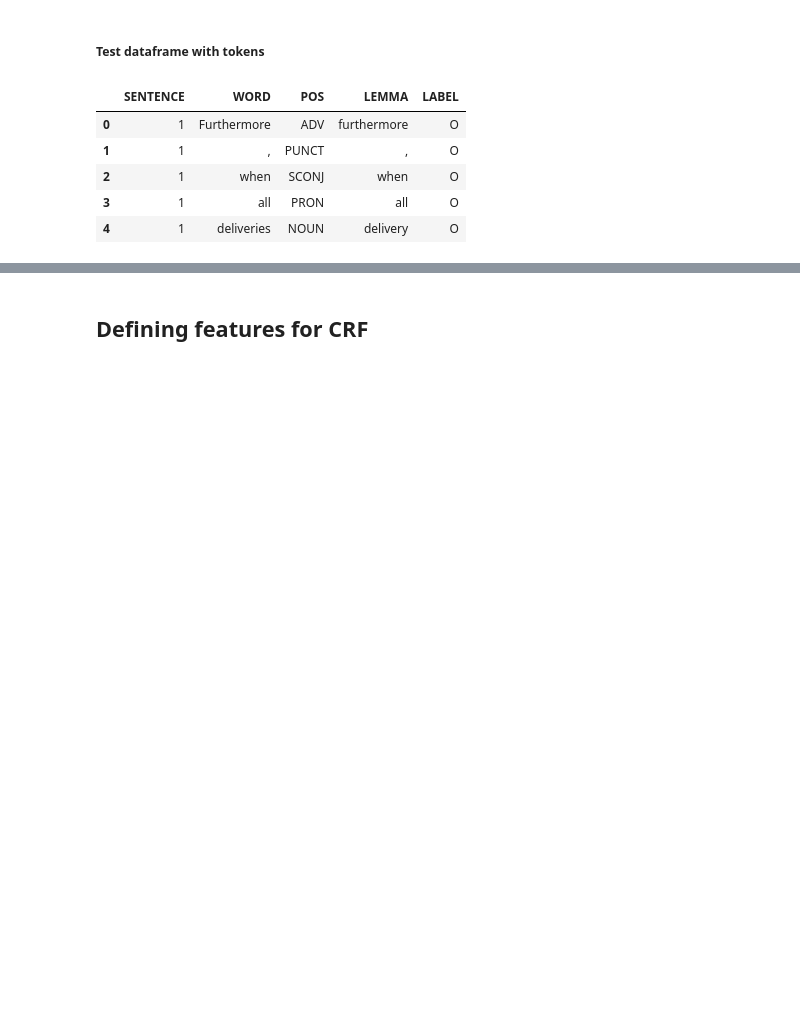
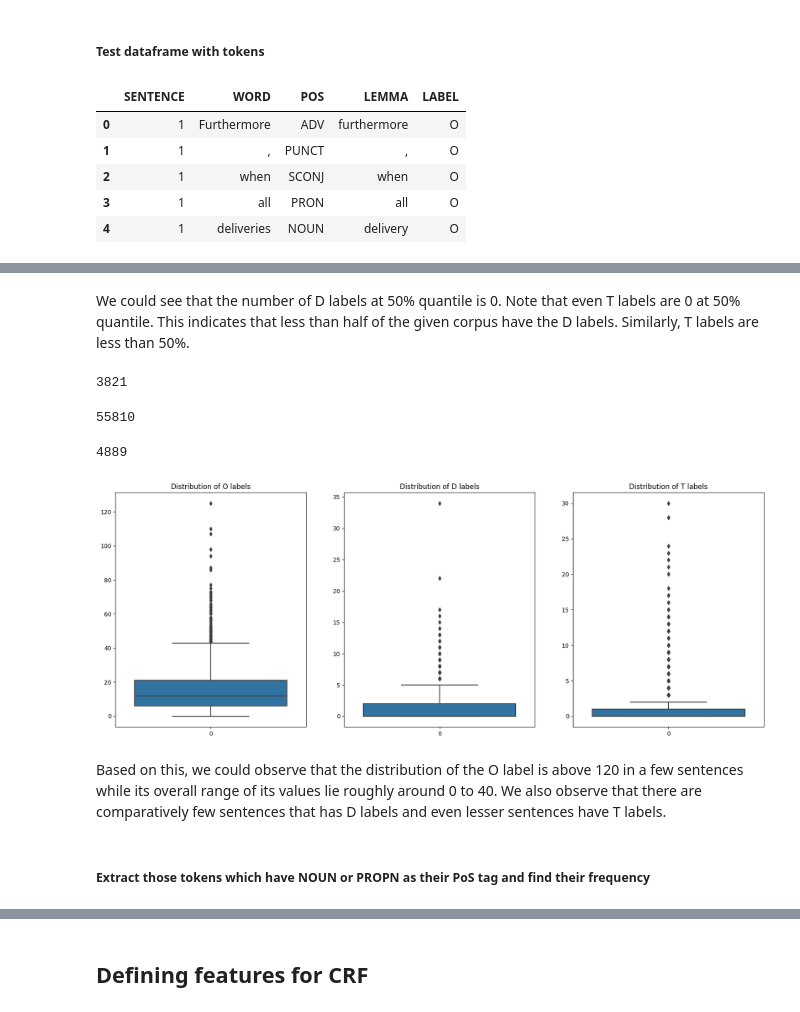
Before and after one commit to rahul2july/syntactic_processing_assignment, a Jupyter notebook: Assignment.ipynb, the cells around one changed output, grey strips where cells are left out. Saved outputs shown, nothing was run; the diff lists cells and outputs as text; code cells hidden in the pictures; blank space fills up the shorter version.

```diff
--- a/Assignment.ipynb
+++ b/Assignment.ipynb
@@ -301,0 +328,7 @@ test_df.head()
+# %%
+# Creating new columns which is the total number of O tags, D tags and T tags in a sentence/document
+
+df['O_label']=df.labels.apply(lambda x: len(re.findall('O',x))) # Get total number of O labels in the given sentence
+df['D_label']=df.labels.apply(lambda x: len(re.findall('D',x))) # Get total number of D labels in the given sentence
+df['T_label']=df.labels.apply(lambda x: len(re.findall('T',x))) # Get total number of T labels in the given sentence
+df.head(5) # Checking the first 5 rows from the dataframe
@@ -301,0 +354,35 @@ test_df.head()
+# %% [markdown]
+We could see that the number of D labels at 50% quantile is 0. Note that even T labels are 0 at 50% quantile.
+This indicates that less than half of the given corpus have the D labels. Similarly, T labels are less than 50%.
+# %%
+df.T_label.sum()
+# %% [output]
+3821
+# %%
+df.O_label.sum()
+# %% [output]
+55810
+# %%
+df.D_label.sum()
+# %% [output]
+4889
+# %%
+
+plt.figure(figsize=(20,16))
+plt.subplot(2,3,1)
+plt.title('Distribution of O labels')
+sns.boxplot(df.O_label)
+plt.subplot(2,3,2)
+plt.title('Distribution of D labels')
+sns.boxplot(df.D_label)
+plt.subplot(2,3,3)
+plt.title('Distribution of T labels')
+sns.boxplot(df.T_label)
+plt.show()
+# %% [output]
+[figure, added]
+# %% [markdown]
+Based on this, we could observe that the distribution of the O label is above 120 in a few sentences while its overall range of its values lie roughly around 0 to 40.
+We also observe that there are comparatively few sentences that has D labels and even lesser sentences have T labels.
+# %% [markdown]
+##### Extract those tokens which have NOUN or PROPN as their PoS tag and find their frequency
```
Also changed, not shown: parts of 14 cells of this notebook.
